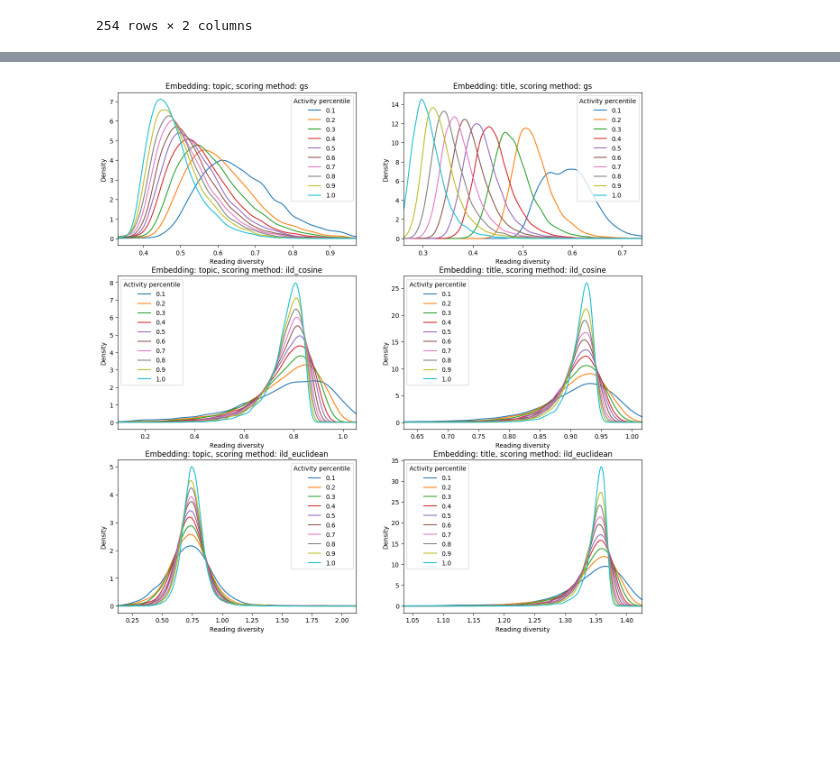
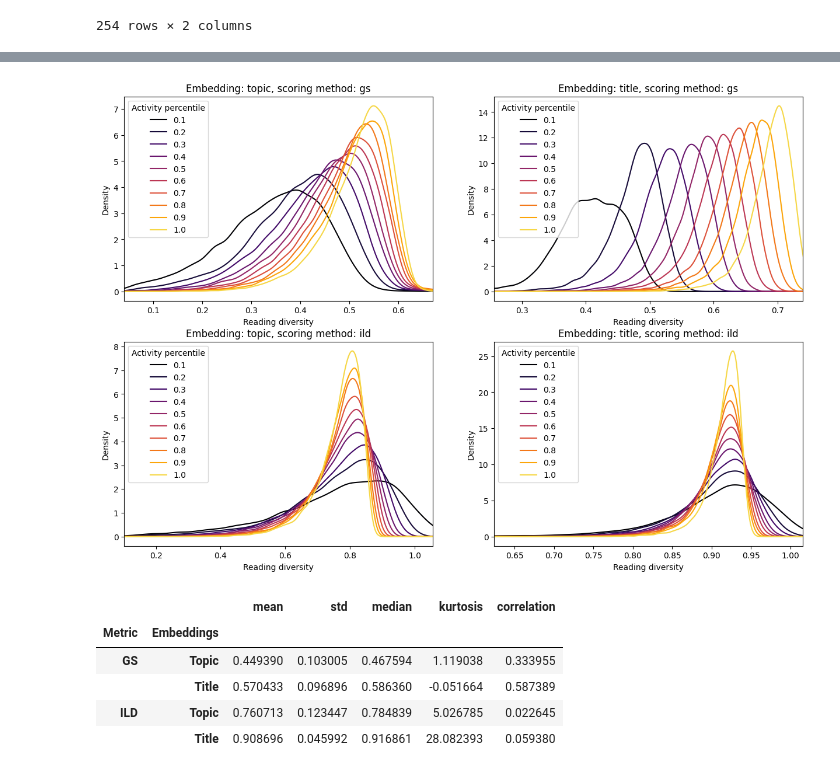
Before and after one commit to koengommers/news-recommendation, a Jupyter notebook: notebooks/Reading diversity.ipynb, the cells around one changed output, grey strips where cells are left out. Cells and saved outputs as stored; diff of their text form; code cells hidden in the pictures; blank space fills up the shorter version.

Commit message:
feat: update notebooks

```diff
--- a/notebooks/Reading diversity.ipynb
+++ b/notebooks/Reading diversity.ipynb
@@ -17,5 +18,7 @@ from evaluation.metrics import gs_score, ild
 # %%
-DATA_DIR = "../data"
+with hydra.initialize(version_base=None, config_path="../conf"):
+    cfg = hydra.compose(config_name="notebook")
+
 MIN_HISTORY_LENGTH = 3
 # %%
 runs = RunCollection.from_path("../outputs")
@@ -73,7 +76,7 @@ Using topic embeddings from epoch 3
 254 rows × 2 columns
 # %%
 mind_variant = run.config.data.mind_variant
-news = load_news(mind_variant, columns=["category", "subcategory", "title"], data_dir=DATA_DIR)
+news = load_news(mind_variant, columns=["category", "subcategory", "title"], data_dir=cfg.data_dir)
 news = news.drop(columns="split")
 news
 # %% [output]
@@ -176,8 +179,7 @@ user_reads = reading_history.groupby("user")
 embeddings = ["topic", "title"]
 scoring_methods = {
     "gs": gs_score,
-    "ild_cosine": ild,
-    "ild_euclidean": functools.partial(ild, distance_metric="euclidean")
+    "ild": ild,
 }
 
 for embedding in embeddings:
@@ -204,26 +215,18 @@ users
 # %%
-users["history_length"] = users["history"].apply(len)
-included_users = users[users["history_length"] >= MIN_HISTORY_LENGTH].copy()
+cutoff = 0.002
+colors = cm.inferno(np.linspace(0, 1, 11))[:10]
 
-included_users["activity_percentile"] = pd.qcut(
-    included_users.history_length, np.linspace(0, 1, 11), labels=np.arange(1, 11)/10
-)
-
-activity_percentiles = included_users.groupby("activity_percentile")
-
-cutoff = 0.002
-
-fig, axs = plt.subplots(3, 2, figsize=(15, 15))
+fig, axs = plt.subplots(len(scoring_methods), len(embeddings), figsize=(15, 10))
 for col, embedding in enumerate(embeddings):
     for row, scoring_method in enumerate(scoring_methods):
         key = f"{embedding}_{scoring_method}"
         ax = axs[row, col]
         ax.set_xlim((included_users[key].quantile(cutoff), included_users[key].quantile(1-cutoff)))
         ax.set_xlabel("Reading diversity")
         ax.set_title(f"Embedding: {embedding}, scoring method: {scoring_method}")
-        for label, df in activity_percentiles:
-            df[key].plot(kind="kde", ax=ax, label=label)
+        for color, (label, df) in zip(colors, activity_percentiles):
+            df[key].plot(kind="kde", ax=ax, label=label, color=color)
         legend = ax.legend()
         legend.set_title("Activity percentile")
 # %% [output]
-[figure, old version]
+[figure, new version]
@@ -229,0 +251,20 @@ for col, embedding in enumerate(embeddings):
+# %%
+metric_columns = [f"{embedding}_{scoring_method}" for embedding in embeddings for scoring_method in scoring_methods]
+
+corr_to_history = included_users[["history_length"] + metric_columns]\
+    .corr()\
+    .drop(index="history_length")\
+    [["history_length"]]
+
+metric_stats = included_users[metric_columns].agg(["mean", "std", "median", "kurtosis"]).T
+metric_stats["correlation"] = corr_to_history
+metric_stats.index = metric_stats.index.map(lambda x: (x.split("_")[0].capitalize(), x.split("_")[1].upper())).set_names(["Embeddings", "Metric"])
+metric_stats = metric_stats.swaplevel().sort_index(level=0).reindex(["Topic", "Title"], level=1)
+metric_stats
+# %% [output]
+|  |  | mean | std | median | kurtosis | correlation |
+| Metric | Embeddings |  |  |  |  |  |
+| GS | Topic | 0.449390 | 0.103005 | 0.467594 | 1.119038 | 0.333955 |
+|  | Title | 0.570433 | 0.096896 | 0.586360 | -0.051664 | 0.587389 |
+| ILD | Topic | 0.760713 | 0.123447 | 0.784839 | 5.026785 | 0.022645 |
+|  | Title | 0.908696 | 0.045992 | 0.916861 | 28.082393 | 0.059380 |
```
Also changed, not shown: parts of 9 cells of this notebook, 5 other files.
